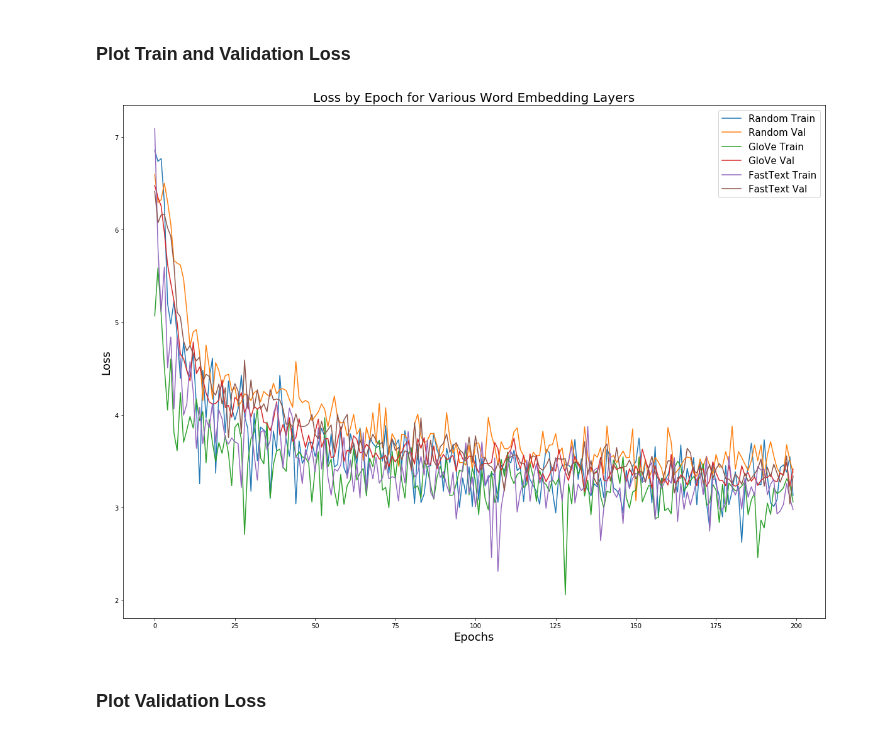
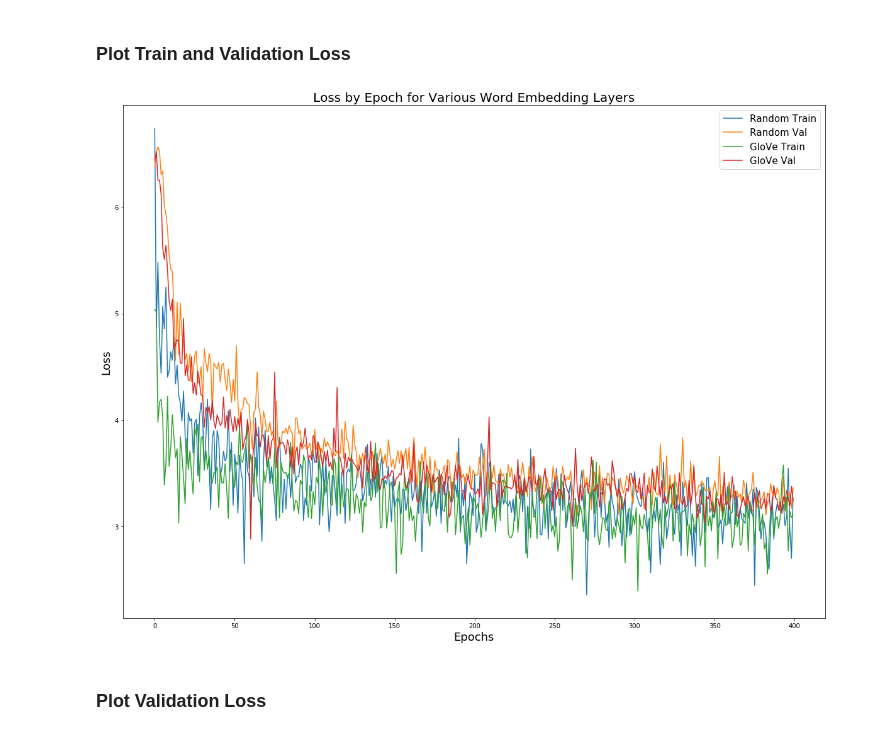
Before and after one commit to federated-learning-experiments/fl-text-models, a Jupyter notebook: notebooks/federated_next_word_compare_embedding_layers.ipynb, the cells around one changed output. Cells and saved outputs as stored; diff of their text form; code cells hidden in the pictures.

Commit message:
add random embedding experiment results

```diff
--- a/notebooks/federated_next_word_compare_embedding_layers.ipynb
+++ b/notebooks/federated_next_word_compare_embedding_layers.ipynb
@@ -11,14 +11,17 @@ import numpy as np
 - From random embeddings
 - From GloVe embeddings
 - From FastText embeddings
+# %%
+epochs = 400
+network = '300_512_300'
 # %%
-random_train_loss = np.load('embedding_layer_results/random_300_600_300/train_loss.npy')[0:200]
-random_train_accuracy = np.load('embedding_layer_results/random_300_600_300/train_accuracy.npy')[0:200]
-random_val_loss = np.load('embedding_layer_results/random_300_600_300/val_loss.npy')[0:200]
-random_val_accuracy = np.load('embedding_layer_results/random_300_600_300/val_accuracy.npy')[0:200]
+random_train_loss = np.load('embedding_layer_results/random_{}/train_loss.npy'.format(network))[0:epochs]
+random_train_accuracy = np.load('embedding_layer_results/random_{}/train_accuracy.npy'.format(network))[0:epochs]
+random_val_loss = np.load('embedding_layer_results/random_{}/val_loss.npy'.format(network))[0:epochs]
+random_val_accuracy = np.load('embedding_layer_results/random_{}/val_accuracy.npy'.format(network))[0:epochs]
 # %%
-glove_train_loss = np.load('embedding_layer_results/glove_300_600_300/train_loss.npy')[0:200]
-glove_train_accuracy = np.load('embedding_layer_results/glove_300_600_300/train_accuracy.npy')[0:200]
-glove_val_loss = np.load('embedding_layer_results/glove_300_600_300/val_loss.npy')[0:200]
-glove_val_accuracy = np.load('embedding_layer_results/glove_300_600_300/val_accuracy.npy')[0:200]
+glove_train_loss = np.load('embedding_layer_results/glove_{}/train_loss.npy'.format(network))[0:epochs]
+glove_train_accuracy = np.load('embedding_layer_results/glove_{}/train_accuracy.npy'.format(network))[0:epochs]
+glove_val_loss = np.load('embedding_layer_results/glove_{}/val_loss.npy'.format(network))[0:epochs]
+glove_val_accuracy = np.load('embedding_layer_results/glove_{}/val_accuracy.npy'.format(network))[0:epochs]
 # %%
@@ -29,22 +32,22 @@ fasttext_val_accuracy = np.load('embedding_layer_results/fasttext_300_600_300/va
 # %% [markdown]
 ### Plot Train and Validation Loss
 # %%
-x_axis = range(0, len(random_train_loss))
+x_axis = range(0, epochs)
 # %%
 fig, ax = plt.subplots(figsize=(20, 15))
 ax.plot(x_axis, random_train_loss, label='Random Train')
 ax.plot(x_axis, random_val_loss, label='Random Val')
 ax.plot(x_axis, glove_train_loss, label='GloVe Train')
 ax.plot(x_axis, glove_val_loss, label='GloVe Val')
-ax.plot(x_axis, fasttext_train_loss, label='FastText Train')
-ax.plot(x_axis, fasttext_val_loss, label='FastText Val')
+# ax.plot(x_axis, fasttext_train_loss, label='FastText Train')
+# ax.plot(x_axis, fasttext_val_loss, label='FastText Val')
 ax.legend(loc='best', prop={'size': 15})
 plt.title('Loss by Epoch for Various Word Embedding Layers', fontsize=20)
 plt.xlabel('Epochs', fontsize=18)
 plt.ylabel('Loss', fontsize=18)
 plt.show()
 # %% [output]
-[figure, old version]
+[figure, new version]
 # %% [markdown]
 ### Plot Validation Loss
 # %%
```
Also changed, not shown: parts of 4 cells of this notebook, 7 other files.
